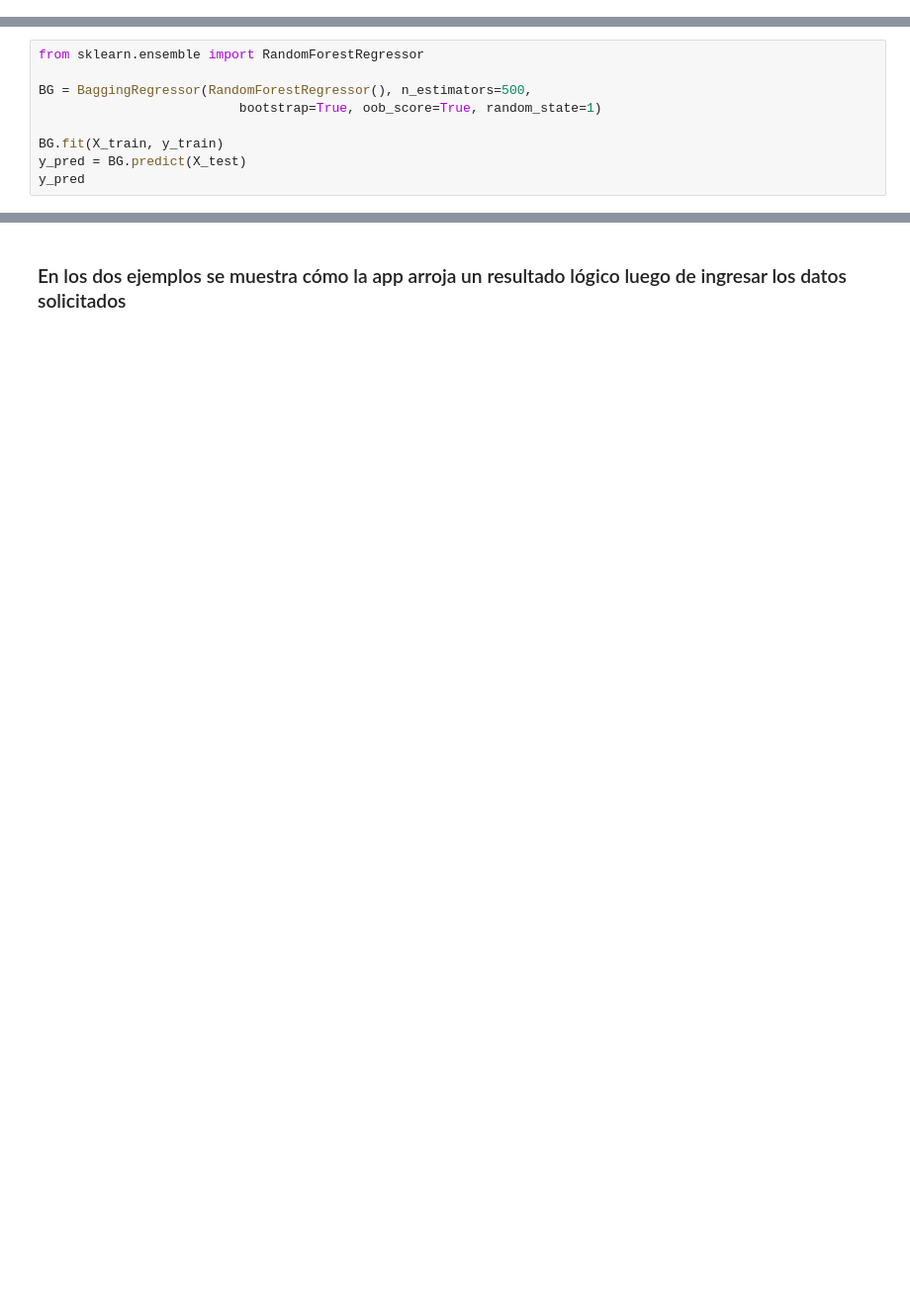
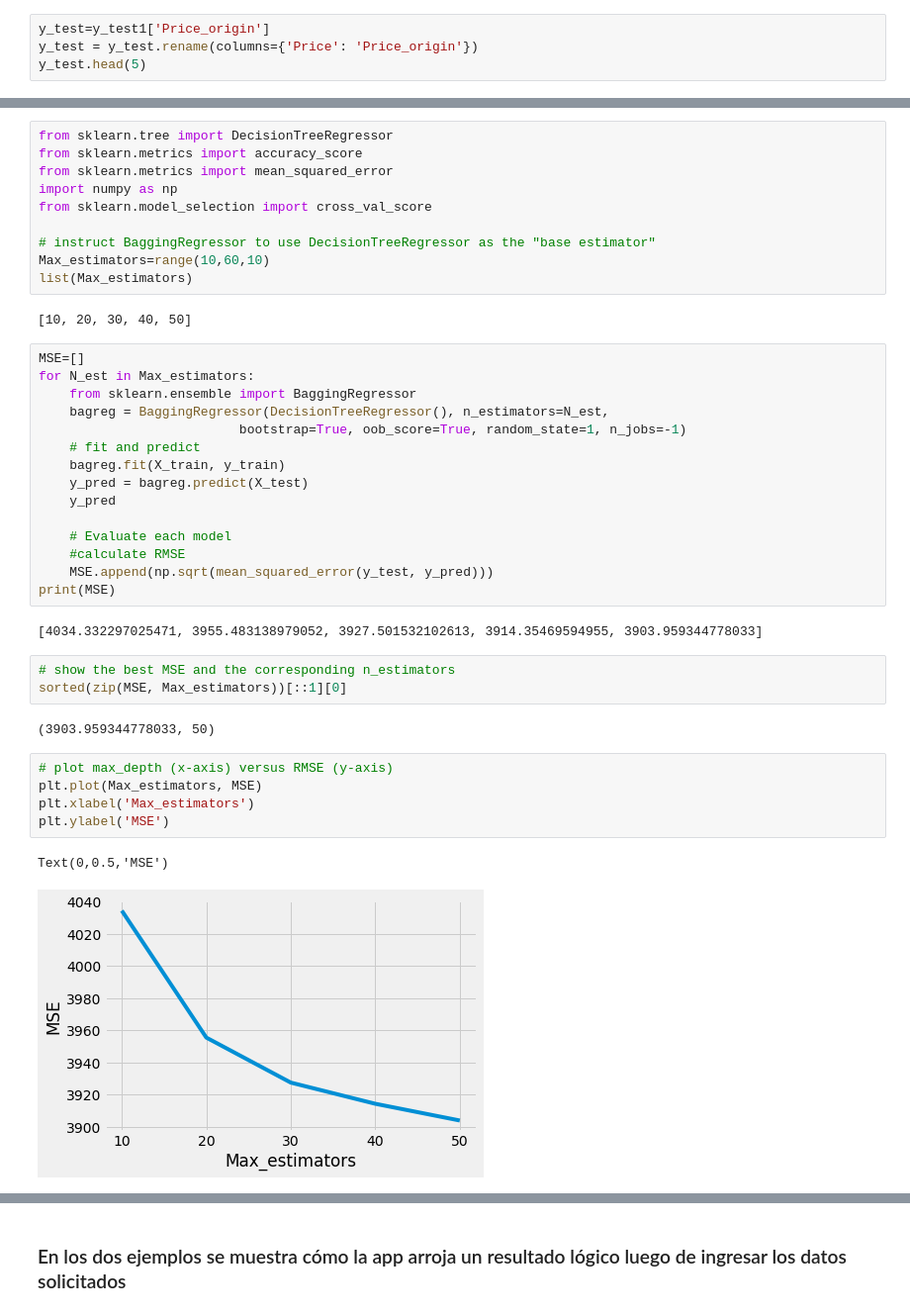
Before and after one commit to julianfbaquero/PracticalMachineLearningClass, a Jupyter notebook: P1/P1-Baquero-Lozano-Noriega.ipynb, the cells around one changed output, grey strips where cells are left out. Shown: that part at 99% size. Cells and saved outputs as stored; diff of their text form; blank space fills up the shorter version.

```diff
--- a/P1/P1-Baquero-Lozano-Noriega.ipynb
+++ b/P1/P1-Baquero-Lozano-Noriega.ipynb
@@ -203,0 +427,4 @@ y_p.to_csv('test_submission2.csv', index_label='ID')
+# %%
+y_test=y_test1['Price_origin']
+y_test = y_test.rename(columns={'Price': 'Price_origin'})
+y_test.head(5)
@@ -208,9 +441,0 @@ AttributeError: 'function' object has no attribute 'shape'
-# %%
-from sklearn.ensemble import RandomForestRegressor
-
-BG = BaggingRegressor(RandomForestRegressor(), n_estimators=500,
-                          bootstrap=True, oob_score=True, random_state=1)
-
-BG.fit(X_train, y_train)
-y_pred = BG.predict(X_test)
-y_pred
@@ -254,0 +682,42 @@ https://github.com/julianfbaquero/PracticalMachineLearningClass/blob/master/P1/V
+# %%
+from sklearn.tree import DecisionTreeRegressor
+from sklearn.metrics import accuracy_score
+from sklearn.metrics import mean_squared_error
+import numpy as np
+from sklearn.model_selection import cross_val_score
+
+# instruct BaggingRegressor to use DecisionTreeRegressor as the "base estimator"
+Max_estimators=range(10,60,10)
+list(Max_estimators)
+# %% [output]
+[10, 20, 30, 40, 50]
+# %%
+MSE=[]
+for N_est in Max_estimators:
+    from sklearn.ensemble import BaggingRegressor
+    bagreg = BaggingRegressor(DecisionTreeRegressor(), n_estimators=N_est,
+                          bootstrap=True, oob_score=True, random_state=1, n_jobs=-1)
+    # fit and predict
+    bagreg.fit(X_train, y_train)
+    y_pred = bagreg.predict(X_test)
+    y_pred
+
+    # Evaluate each model
+    #calculate RMSE
+    MSE.append(np.sqrt(mean_squared_error(y_test, y_pred)))
+print(MSE)
+# %% [output]
+[4034.332297025471, 3955.483138979052, 3927.501532102613, 3914.35469594955, 3903.959344778033]
+# %%
+# show the best MSE and the corresponding n_estimators
+sorted(zip(MSE, Max_estimators))[::1][0]
+# %% [output]
+(3903.959344778033, 50)
+# %%
+# plot max_depth (x-axis) versus RMSE (y-axis)
+plt.plot(Max_estimators, MSE)
+plt.xlabel('Max_estimators')
+plt.ylabel('MSE')
+# %% [output]
+Text(0,0.5,'MSE')
+[figure, added]
```
Also changed, not shown: parts of 186 cells of this notebook.
